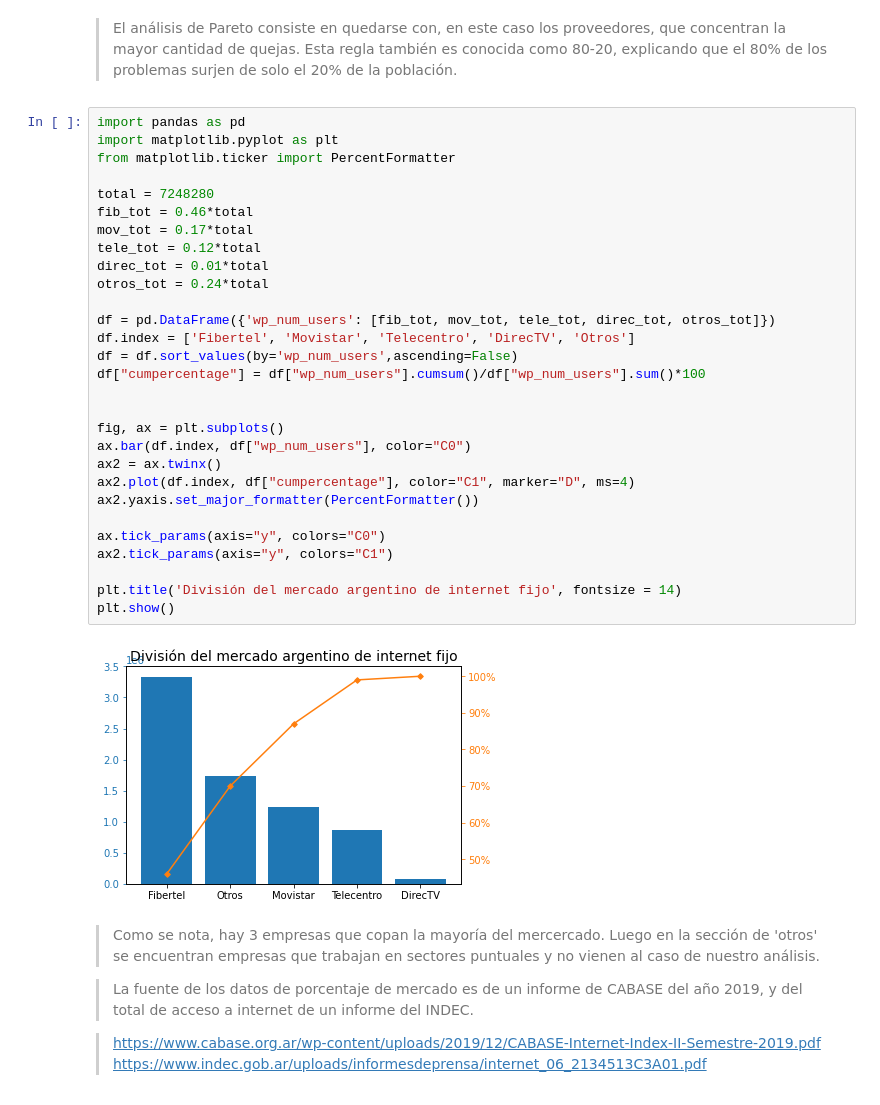
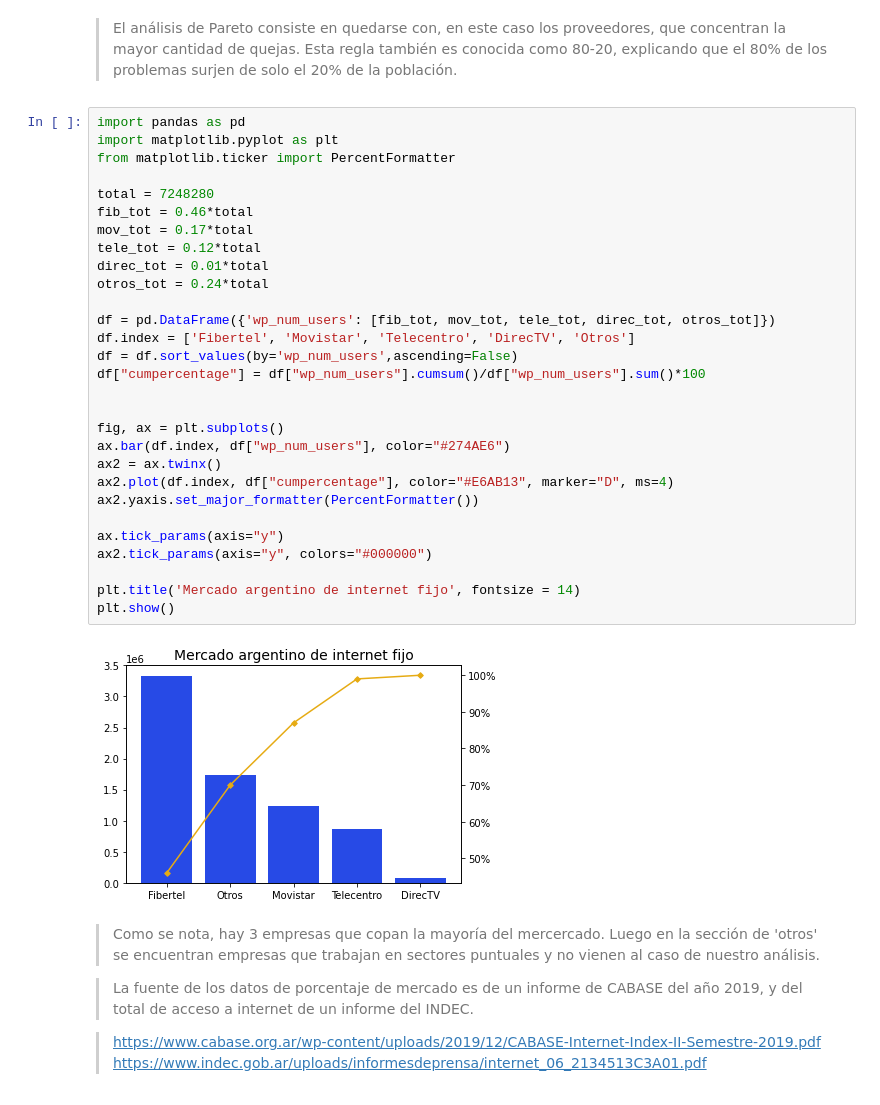
Before and after one commit to nanaccachian/wifi-twitter-data-analysis, a Jupyter notebook: Proyecto final/twitter_notebook.ipynb, the cells around one changed output. Cells and saved outputs as stored; diff of their text form.

```diff
--- a/Proyecto final/twitter_notebook.ipynb
+++ b/Proyecto final/twitter_notebook.ipynb
@@ -24,34 +24,34 @@ print(engine.table_names())
 # %%
 import pandas as pd
 import matplotlib.pyplot as plt
 from matplotlib.ticker import PercentFormatter
 
 total = 7248280
 fib_tot = 0.46*total
 mov_tot = 0.17*total
 tele_tot = 0.12*total
 direc_tot = 0.01*total
 otros_tot = 0.24*total
 
 df = pd.DataFrame({'wp_num_users': [fib_tot, mov_tot, tele_tot, direc_tot, otros_tot]})
 df.index = ['Fibertel', 'Movistar', 'Telecentro', 'DirecTV', 'Otros']
 df = df.sort_values(by='wp_num_users',ascending=False)
 df["cumpercentage"] = df["wp_num_users"].cumsum()/df["wp_num_users"].sum()*100
 
 
 fig, ax = plt.subplots()
-ax.bar(df.index, df["wp_num_users"], color="C0")
+ax.bar(df.index, df["wp_num_users"], color="#274AE6")
 ax2 = ax.twinx()
-ax2.plot(df.index, df["cumpercentage"], color="C1", marker="D", ms=4)
+ax2.plot(df.index, df["cumpercentage"], color="#E6AB13", marker="D", ms=4)
 ax2.yaxis.set_major_formatter(PercentFormatter())
 
-ax.tick_params(axis="y", colors="C0")
-ax2.tick_params(axis="y", colors="C1")
+ax.tick_params(axis="y")
+ax2.tick_params(axis="y", colors="#000000")
 
-plt.title('División del mercado argentino de internet fijo', fontsize = 14)
+plt.title('Mercado argentino de internet fijo', fontsize = 14)
 plt.show()
 # %% [output]
-[figure, old version]
+[figure, new version]
 # %% [markdown]
 > Como se nota, hay 3 empresas que copan la mayoría del mercercado. Luego en la sección de 'otros' se encuentran empresas que trabajan en sectores puntuales y no vienen al caso de nuestro análisis.
 
```
Also changed, not shown: parts of 16 cells of this notebook.
